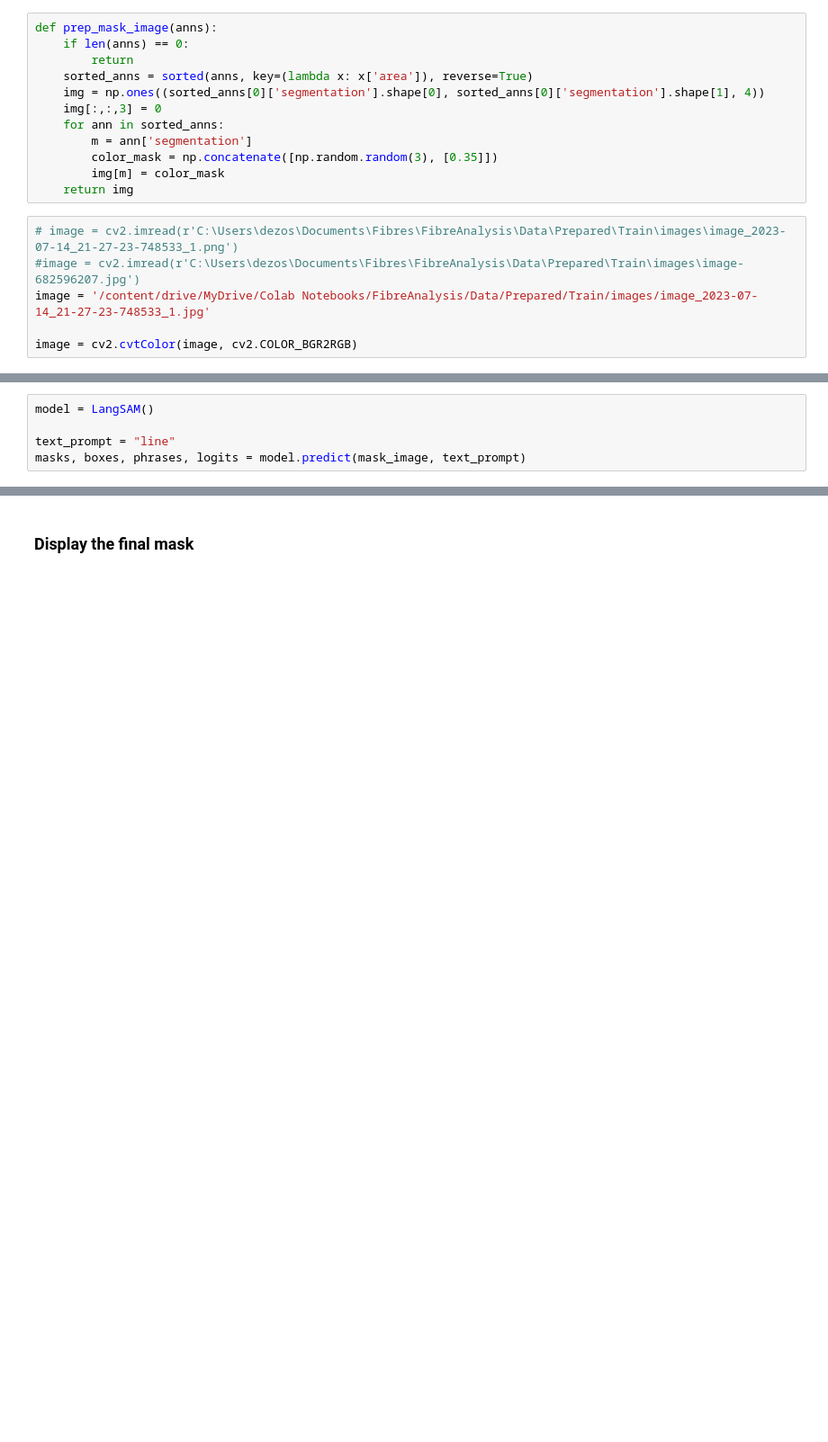
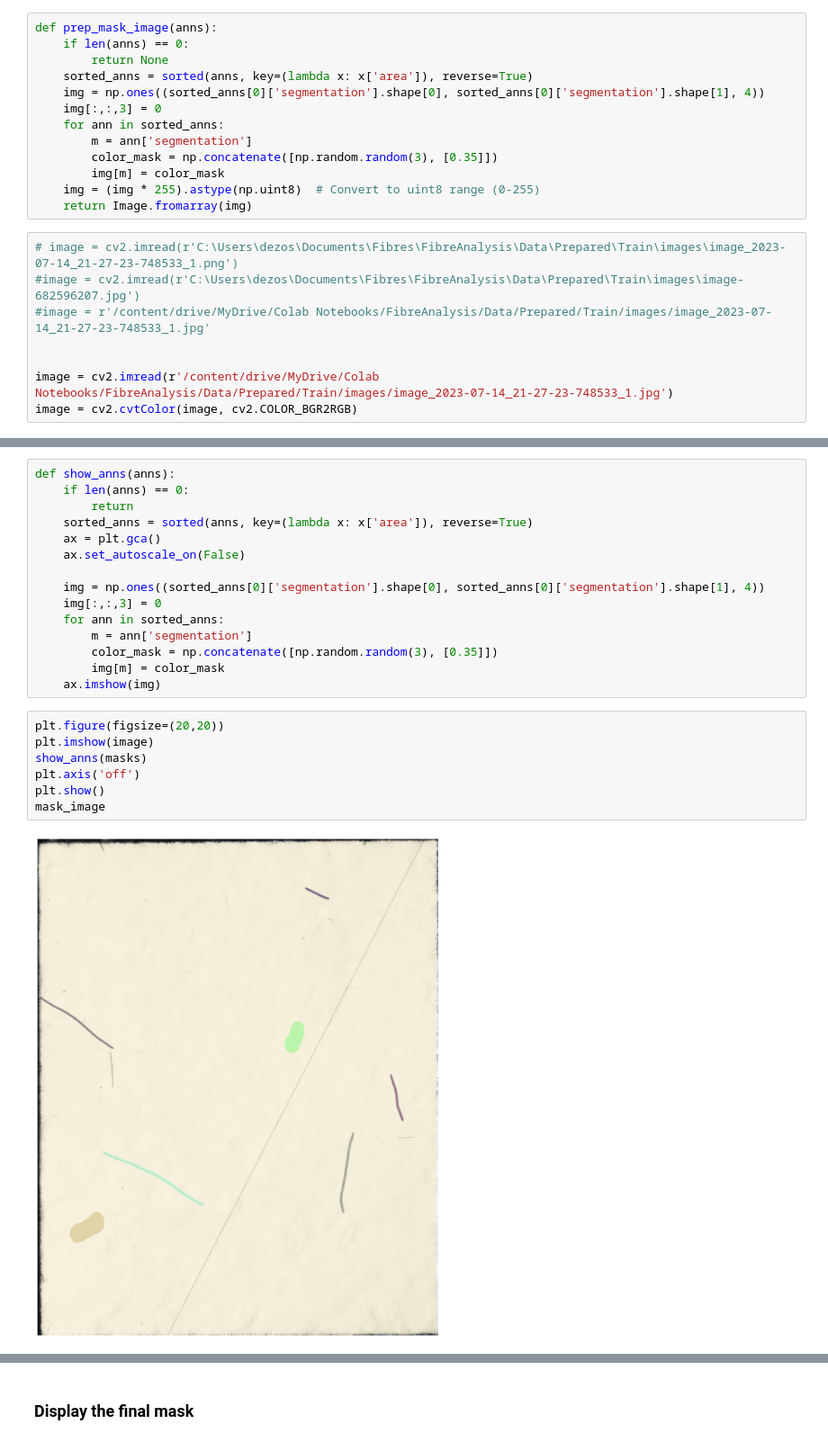
Before and after one commit to DeiricSean/FibreAnalysis, a Jupyter notebook: Training/segmentAnything/Group_SAM_LangSAM.ipynb, the cells around one changed output, grey strips where cells are left out. Shown at 90% size. Saved outputs shown, nothing was run; the diff lists cells and outputs as text; blank space fills up the shorter version.

```diff
--- a/Training/segmentAnything/Group_SAM_LangSAM.ipynb
+++ b/Training/segmentAnything/Group_SAM_LangSAM.ipynb
@@ -26,7 +69,7 @@ from PIL import Image
 # %%
 def prep_mask_image(anns):
     if len(anns) == 0:
-        return
+        return None
     sorted_anns = sorted(anns, key=(lambda x: x['area']), reverse=True)
     img = np.ones((sorted_anns[0]['segmentation'].shape[0], sorted_anns[0]['segmentation'].shape[1], 4))
     img[:,:,3] = 0
@@ -34,12 +77,15 @@ def prep_mask_image(anns):
         m = ann['segmentation']
         color_mask = np.concatenate([np.random.random(3), [0.35]])
         img[m] = color_mask
-    return img
+    img = (img * 255).astype(np.uint8)  # Convert to uint8 range (0-255)
+    return Image.fromarray(img)
 # %%
 # image = cv2.imread(r'C:\Users\dezos\Documents\Fibres\FibreAnalysis\Data\Prepared\Train\images\image_2023-07-14_21-27-23-748533_1.png')
 #image = cv2.imread(r'C:\Users\dezos\Documents\Fibres\FibreAnalysis\Data\Prepared\Train\images\image-682596207.jpg')
-image = '/content/drive/MyDrive/Colab Notebooks/FibreAnalysis/Data/Prepared/Train/images/image_2023-07-14_21-27-23-748533_1.jpg'
+#image = r'/content/drive/MyDrive/Colab Notebooks/FibreAnalysis/Data/Prepared/Train/images/image_2023-07-14_21-27-23-748533_1.jpg'
 
+
+image = cv2.imread(r'/content/drive/MyDrive/Colab Notebooks/FibreAnalysis/Data/Prepared/Train/images/image_2023-07-14_21-27-23-748533_1.jpg')
 image = cv2.cvtColor(image, cv2.COLOR_BGR2RGB)
 # %%
 plt.figure(figsize=(20,20))
@@ -66,5 +167,0 @@ mask_image = prep_mask_image(masks)
-# %%
-model = LangSAM()
-
-text_prompt = "line"
-masks, boxes, phrases, logits = model.predict(mask_image, text_prompt)
@@ -70,0 +170,24 @@ masks, boxes, phrases, logits = model.predict(mask_image, text_prompt)
+# %%
+def show_anns(anns):
+    if len(anns) == 0:
+        return
+    sorted_anns = sorted(anns, key=(lambda x: x['area']), reverse=True)
+    ax = plt.gca()
+    ax.set_autoscale_on(False)
+
+    img = np.ones((sorted_anns[0]['segmentation'].shape[0], sorted_anns[0]['segmentation'].shape[1], 4))
+    img[:,:,3] = 0
+    for ann in sorted_anns:
+        m = ann['segmentation']
+        color_mask = np.concatenate([np.random.random(3), [0.35]])
+        img[m] = color_mask
+    ax.imshow(img)
+# %%
+plt.figure(figsize=(20,20))
+plt.imshow(image)
+show_anns(masks)
+plt.axis('off')
+plt.show()
+mask_image
+# %% [output]
+[figure, added]
```
Also changed, not shown: parts of 25 cells of this notebook.
